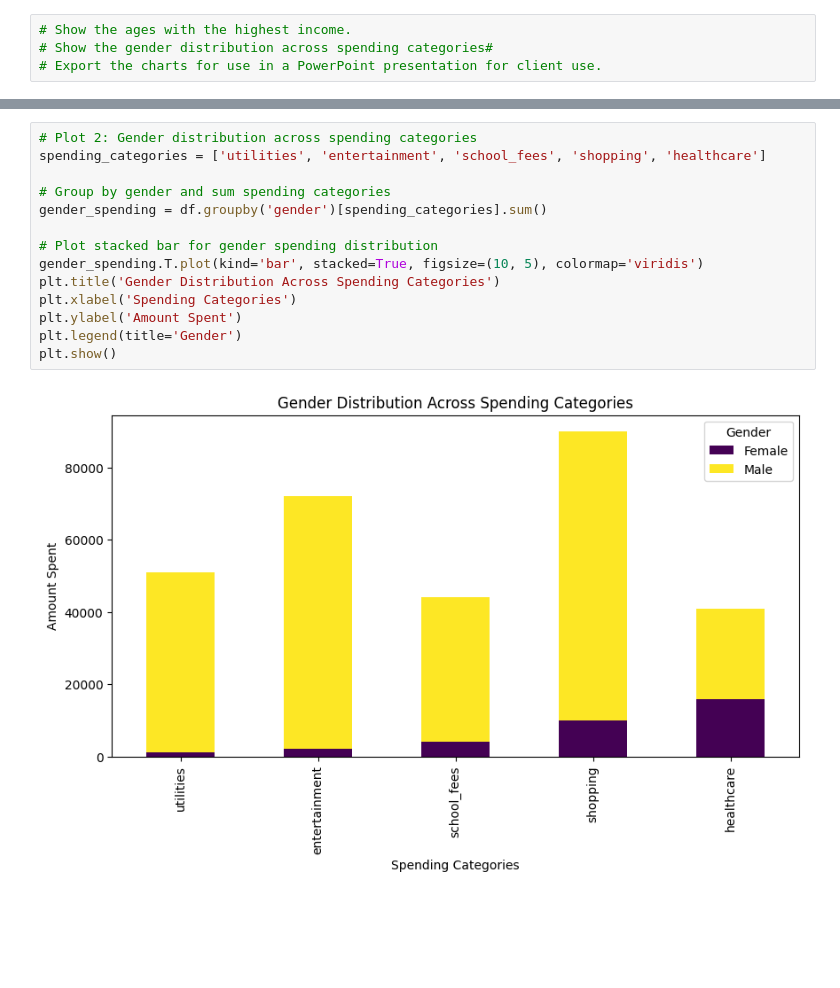
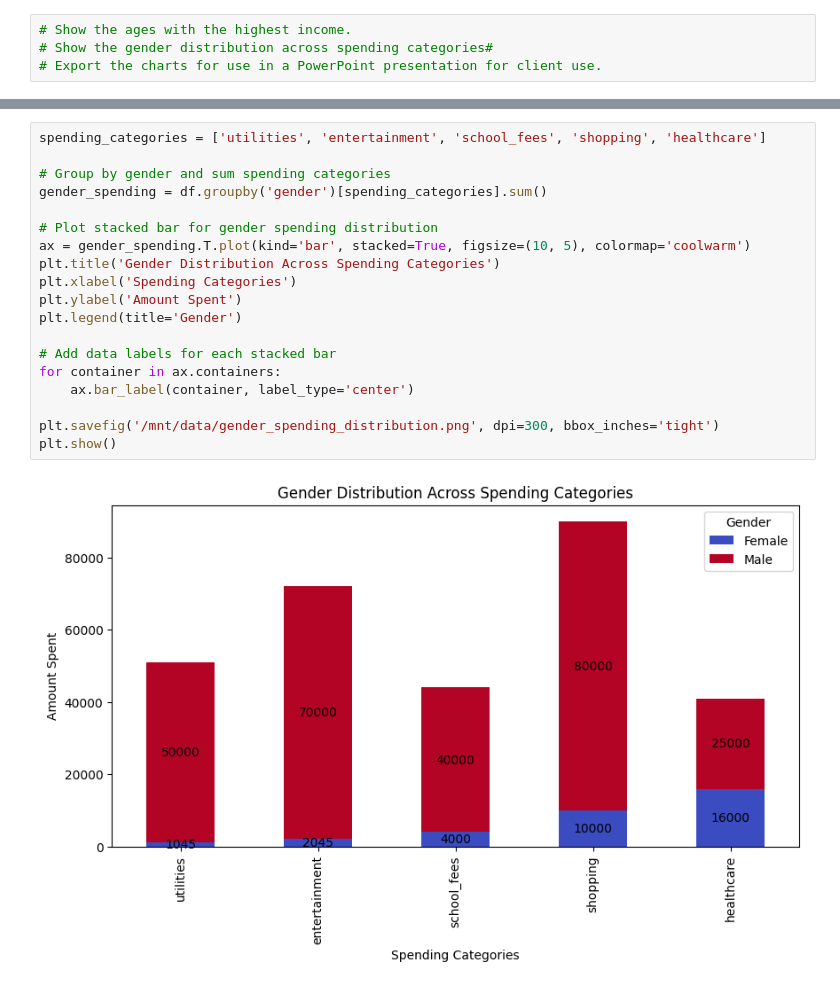
Before and after one commit to Onyedikachi-E/survey_expense_application, a Jupyter notebook: data_processor.ipynb, the cells around one changed output, grey strips where cells are left out. Saved outputs shown, nothing was run; the diff lists cells and outputs as text; blank space fills up the shorter version.

```diff
--- a/data_processor.ipynb
+++ b/data_processor.ipynb
@@ -97,16 +106,21 @@ plt.show()
 # %%
-# Plot 2: Gender distribution across spending categories
 spending_categories = ['utilities', 'entertainment', 'school_fees', 'shopping', 'healthcare']
 
 # Group by gender and sum spending categories
 gender_spending = df.groupby('gender')[spending_categories].sum()
 
 # Plot stacked bar for gender spending distribution
-gender_spending.T.plot(kind='bar', stacked=True, figsize=(10, 5), colormap='viridis')
+ax = gender_spending.T.plot(kind='bar', stacked=True, figsize=(10, 5), colormap='coolwarm')
 plt.title('Gender Distribution Across Spending Categories')
 plt.xlabel('Spending Categories')
 plt.ylabel('Amount Spent')
 plt.legend(title='Gender')
+
+# Add data labels for each stacked bar
+for container in ax.containers:
+    ax.bar_label(container, label_type='center')
+
+plt.savefig('/mnt/data/gender_spending_distribution.png', dpi=300, bbox_inches='tight')
 plt.show()
 # %% [output]
-[figure, old version]
+[figure, new version]
```
Also changed, not shown: parts of 1 cell of this notebook.
